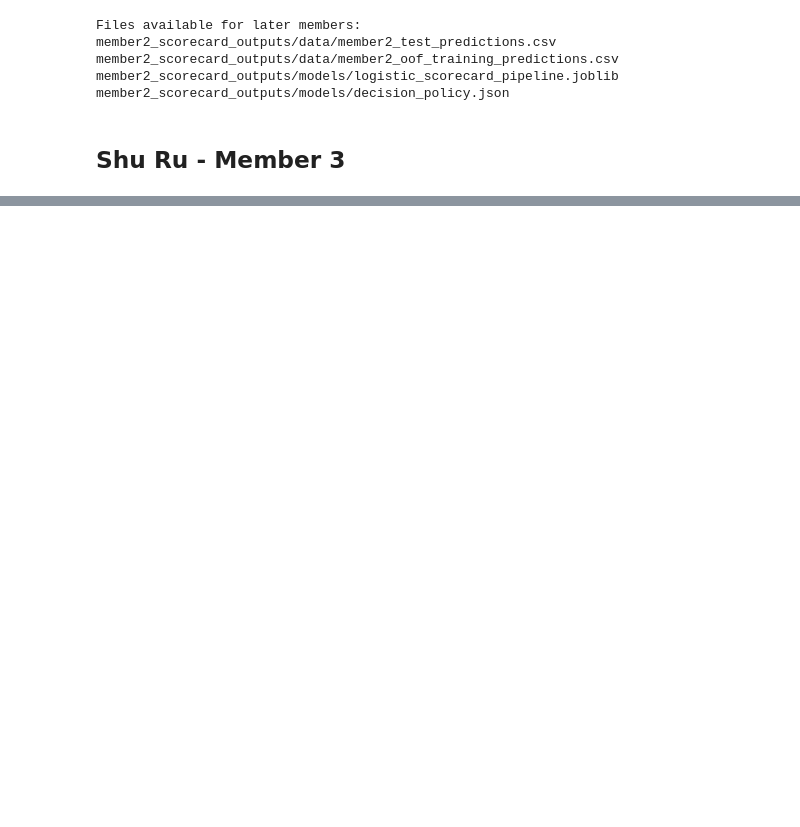
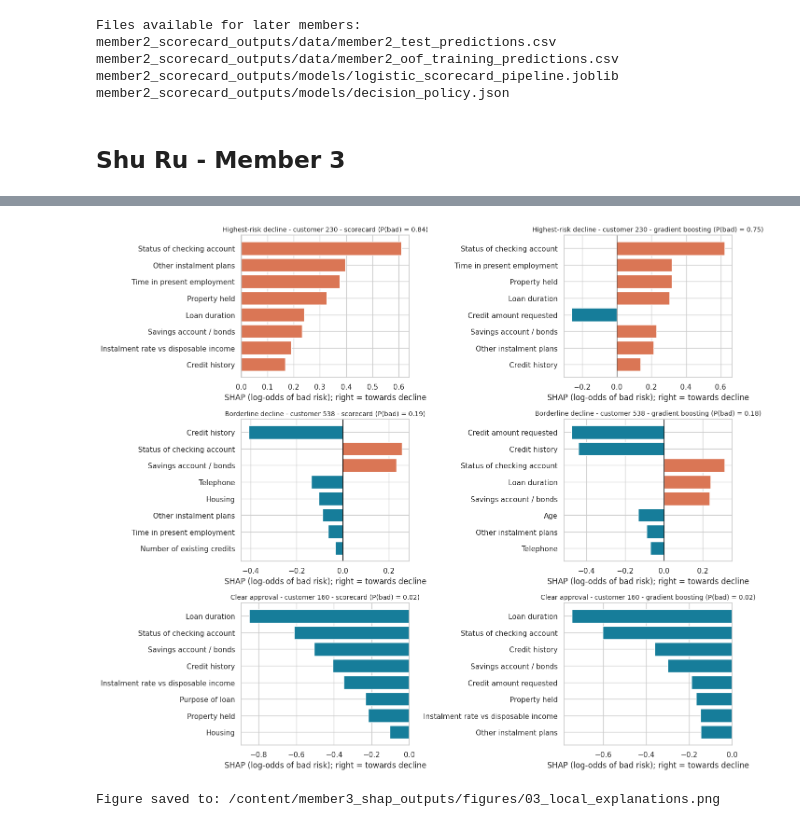
Before and after one commit to Shuru311/IDS2023Lab, a Jupyter notebook: BAA_5123_AI_Credit_Scoring.ipynb, the cells around one changed output, grey strips where cells are left out. Cells and saved outputs as stored; diff of their text form; code cells hidden in the pictures; blank space fills up the shorter version.

```diff
--- a/BAA_5123_AI_Credit_Scoring.ipynb
+++ b/BAA_5123_AI_Credit_Scoring.ipynb
@@ -4317,0 +5347,64 @@ member2_scorecard_outputs/models/decision_policy.json
+# %%
+# ============================================================
+# STEP 61: LOCAL EXPLANATIONS FOR EXAMPLE APPLICANTS
+# ============================================================
+
+def plot_local_explanation(ax, contribution, title, top_n=8, color_pos="#DA7655", color_neg="#167D9A"):
+    ordered = contribution.reindex(
+        contribution.abs().sort_values(ascending=False).index
+    ).head(top_n)[::-1]
+
+    ax.barh(
+        [REASON_LABELS[f] for f in ordered.index],
+        ordered.to_numpy(),
+        color=np.where(ordered.to_numpy() > 0, color_pos, color_neg)
+    )
+
+    ax.axvline(0, color="black", linewidth=0.8)
+    ax.set_title(title, fontsize=10)
+    ax.set_xlabel("SHAP (log-odds of bad risk); right = towards decline")
+
+
+declined_mask = test_probability >= selected_threshold
+
+examples = {}
+
+examples["Highest-risk decline"] = int(np.argmax(test_probability))
+
+if declined_mask.any():
+    examples["Borderline decline"] = int(
+        np.where(declined_mask)[0][
+            np.argmin(test_probability[declined_mask])
+        ]
+    )
+
+if (~declined_mask).any():
+    examples["Clear approval"] = int(np.argmin(test_probability))
+
+fig, axes = plt.subplots(
+    len(examples), 2,
+    figsize=(14, 4 * len(examples)),
+    squeeze=False
+)
+
+for row, (label, position) in enumerate(examples.items()):
+    customer = int(test_customer_ids[position])
+
+    plot_local_explanation(
+        axes[row, 0],
+        scorecard_shap.iloc[position],
+        f"{label} - customer {customer} - scorecard "
+        f"(P(bad) = {test_probability[position]:.2f})"
+    )
+
+    plot_local_explanation(
+        axes[row, 1],
+        challenger_shap.iloc[position],
+        f"{label} - customer {customer} - gradient boosting "
+        f"(P(bad) = {challenger_test_probability[position]:.2f})"
+    )
+
+finish_member3_plot("03_local_explanations")
+# %% [output]
+[figure, added]
+Figure saved to: /content/member3_shap_outputs/figures/03_local_explanations.png
```
Also changed, not shown: parts of 35 cells of this notebook.
